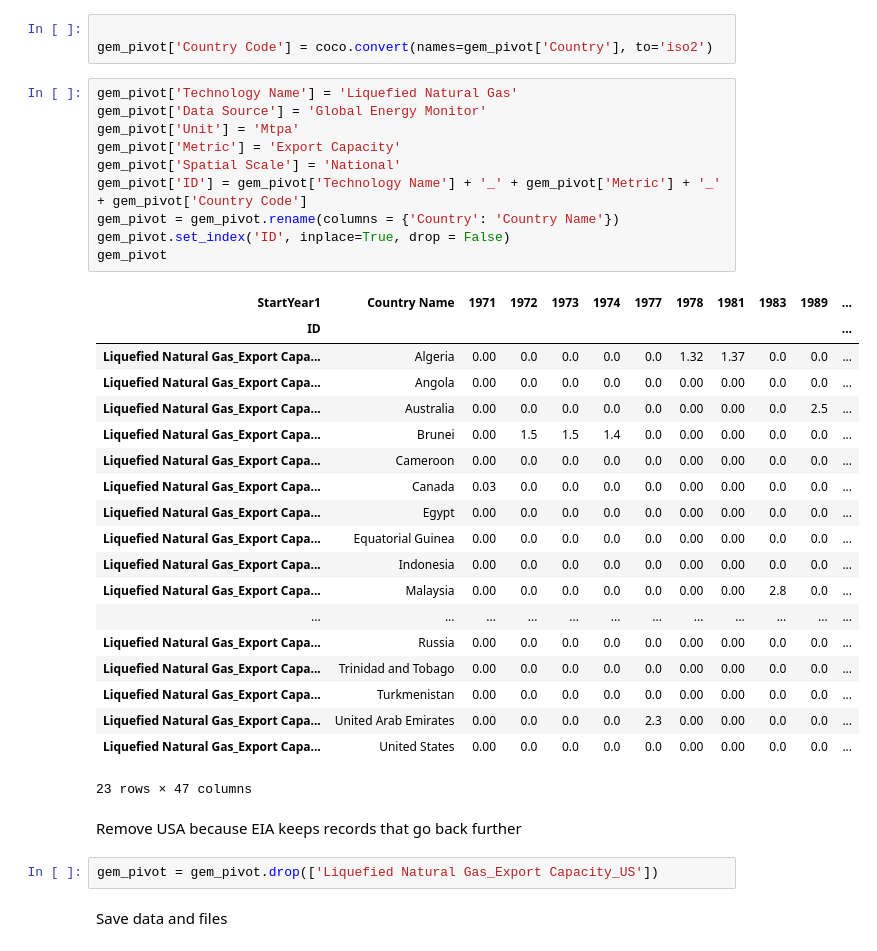
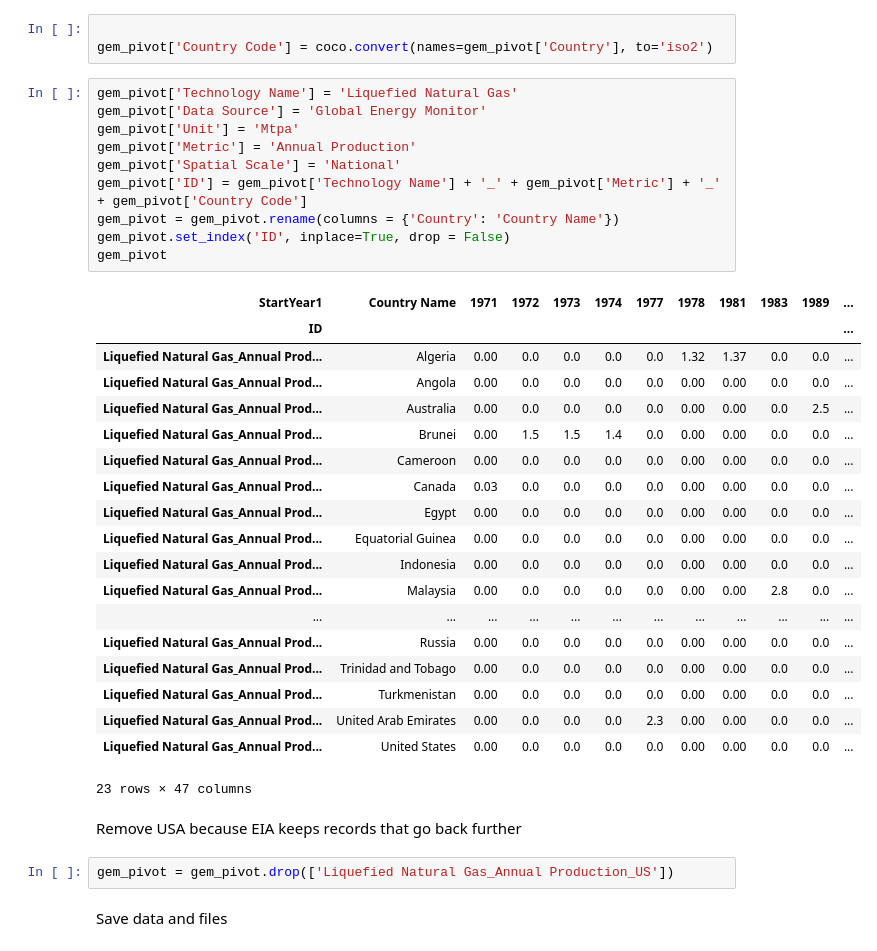
Before and after one commit to jennagreene22/HATCH_data, a Jupyter notebook: reading_files/read_GlobalEnergyMonitor.ipynb, the cells around one changed output. Saved outputs shown, nothing was run; the diff lists cells and outputs as text.

```diff
--- a/reading_files/read_GlobalEnergyMonitor.ipynb
+++ b/reading_files/read_GlobalEnergyMonitor.ipynb
@@ -122,37 +122,37 @@ gem_pivot['Country Code'] = coco.convert(names=gem_pivot['Country'], to='iso2')
 # %%
 gem_pivot['Technology Name'] = 'Liquefied Natural Gas'
 gem_pivot['Data Source'] = 'Global Energy Monitor'
 gem_pivot['Unit'] = 'Mtpa'
-gem_pivot['Metric'] = 'Export Capacity'
+gem_pivot['Metric'] = 'Annual Production'
 gem_pivot['Spatial Scale'] = 'National'
 gem_pivot['ID'] = gem_pivot['Technology Name'] + '_' + gem_pivot['Metric'] + '_' + gem_pivot['Country Code']
 gem_pivot = gem_pivot.rename(columns = {'Country': 'Country Name'})
 gem_pivot.set_index('ID', inplace=True, drop = False)
 gem_pivot
 # %% [output]
 | StartYear1 | Country Name | 1971 | 1972 | 1973 | 1974 | 1977 | 1978 | 1981 | 1983 | 1989 | ... |
 | ID |  |  |  |  |  |  |  |  |  |  | ... |
-| Liquefied Natural Gas_Export Capa... | Algeria | 0.00 | 0.0 | 0.0 | 0.0 | 0.0 | 1.32 | 1.37 | 0.0 | 0.0 | ... |
-| Liquefied Natural Gas_Export Capa... | Angola | 0.00 | 0.0 | 0.0 | 0.0 | 0.0 | 0.00 | 0.00 | 0.0 | 0.0 | ... |
-| Liquefied Natural Gas_Export Capa... | Australia | 0.00 | 0.0 | 0.0 | 0.0 | 0.0 | 0.00 | 0.00 | 0.0 | 2.5 | ... |
-| Liquefied Natural Gas_Export Capa... | Brunei | 0.00 | 1.5 | 1.5 | 1.4 | 0.0 | 0.00 | 0.00 | 0.0 | 0.0 | ... |
-| Liquefied Natural Gas_Export Capa... | Cameroon | 0.00 | 0.0 | 0.0 | 0.0 | 0.0 | 0.00 | 0.00 | 0.0 | 0.0 | ... |
-| Liquefied Natural Gas_Export Capa... | Canada | 0.03 | 0.0 | 0.0 | 0.0 | 0.0 | 0.00 | 0.00 | 0.0 | 0.0 | ... |
-| Liquefied Natural Gas_Export Capa... | Egypt | 0.00 | 0.0 | 0.0 | 0.0 | 0.0 | 0.00 | 0.00 | 0.0 | 0.0 | ... |
-| Liquefied Natural Gas_Export Capa... | Equatorial Guinea | 0.00 | 0.0 | 0.0 | 0.0 | 0.0 | 0.00 | 0.00 | 0.0 | 0.0 | ... |
-| Liquefied Natural Gas_Export Capa... | Indonesia | 0.00 | 0.0 | 0.0 | 0.0 | 0.0 | 0.00 | 0.00 | 0.0 | 0.0 | ... |
-| Liquefied Natural Gas_Export Capa... | Malaysia | 0.00 | 0.0 | 0.0 | 0.0 | 0.0 | 0.00 | 0.00 | 2.8 | 0.0 | ... |
+| Liquefied Natural Gas_Annual Prod... | Algeria | 0.00 | 0.0 | 0.0 | 0.0 | 0.0 | 1.32 | 1.37 | 0.0 | 0.0 | ... |
+| Liquefied Natural Gas_Annual Prod... | Angola | 0.00 | 0.0 | 0.0 | 0.0 | 0.0 | 0.00 | 0.00 | 0.0 | 0.0 | ... |
+| Liquefied Natural Gas_Annual Prod... | Australia | 0.00 | 0.0 | 0.0 | 0.0 | 0.0 | 0.00 | 0.00 | 0.0 | 2.5 | ... |
+| Liquefied Natural Gas_Annual Prod... | Brunei | 0.00 | 1.5 | 1.5 | 1.4 | 0.0 | 0.00 | 0.00 | 0.0 | 0.0 | ... |
+| Liquefied Natural Gas_Annual Prod... | Cameroon | 0.00 | 0.0 | 0.0 | 0.0 | 0.0 | 0.00 | 0.00 | 0.0 | 0.0 | ... |
+| Liquefied Natural Gas_Annual Prod... | Canada | 0.03 | 0.0 | 0.0 | 0.0 | 0.0 | 0.00 | 0.00 | 0.0 | 0.0 | ... |
+| Liquefied Natural Gas_Annual Prod... | Egypt | 0.00 | 0.0 | 0.0 | 0.0 | 0.0 | 0.00 | 0.00 | 0.0 | 0.0 | ... |
+| Liquefied Natural Gas_Annual Prod... | Equatorial Guinea | 0.00 | 0.0 | 0.0 | 0.0 | 0.0 | 0.00 | 0.00 | 0.0 | 0.0 | ... |
+| Liquefied Natural Gas_Annual Prod... | Indonesia | 0.00 | 0.0 | 0.0 | 0.0 | 0.0 | 0.00 | 0.00 | 0.0 | 0.0 | ... |
+| Liquefied Natural Gas_Annual Prod... | Malaysia | 0.00 | 0.0 | 0.0 | 0.0 | 0.0 | 0.00 | 0.00 | 2.8 | 0.0 | ... |
 | ... | ... | ... | ... | ... | ... | ... | ... | ... | ... | ... | ... |
-| Liquefied Natural Gas_Export Capa... | Russia | 0.00 | 0.0 | 0.0 | 0.0 | 0.0 | 0.00 | 0.00 | 0.0 | 0.0 | ... |
-| Liquefied Natural Gas_Export Capa... | Trinidad and Tobago | 0.00 | 0.0 | 0.0 | 0.0 | 0.0 | 0.00 | 0.00 | 0.0 | 0.0 | ... |
-| Liquefied Natural Gas_Export Capa... | Turkmenistan | 0.00 | 0.0 | 0.0 | 0.0 | 0.0 | 0.00 | 0.00 | 0.0 | 0.0 | ... |
-| Liquefied Natural Gas_Export Capa... | United Arab Emirates | 0.00 | 0.0 | 0.0 | 0.0 | 2.3 | 0.00 | 0.00 | 0.0 | 0.0 | ... |
-| Liquefied Natural Gas_Export Capa... | United States | 0.00 | 0.0 | 0.0 | 0.0 | 0.0 | 0.00 | 0.00 | 0.0 | 0.0 | ... |
+| Liquefied Natural Gas_Annual Prod... | Russia | 0.00 | 0.0 | 0.0 | 0.0 | 0.0 | 0.00 | 0.00 | 0.0 | 0.0 | ... |
+| Liquefied Natural Gas_Annual Prod... | Trinidad and Tobago | 0.00 | 0.0 | 0.0 | 0.0 | 0.0 | 0.00 | 0.00 | 0.0 | 0.0 | ... |
+| Liquefied Natural Gas_Annual Prod... | Turkmenistan | 0.00 | 0.0 | 0.0 | 0.0 | 0.0 | 0.00 | 0.00 | 0.0 | 0.0 | ... |
+| Liquefied Natural Gas_Annual Prod... | United Arab Emirates | 0.00 | 0.0 | 0.0 | 0.0 | 2.3 | 0.00 | 0.00 | 0.0 | 0.0 | ... |
+| Liquefied Natural Gas_Annual Prod... | United States | 0.00 | 0.0 | 0.0 | 0.0 | 0.0 | 0.00 | 0.00 | 0.0 | 0.0 | ... |
 23 rows × 47 columns
 # %% [markdown]
 Remove USA because EIA keeps records that go back further
 # %%
-gem_pivot = gem_pivot.drop(['Liquefied Natural Gas_Export Capacity_US'])
+gem_pivot = gem_pivot.drop(['Liquefied Natural Gas_Annual Production_US'])
 # %% [markdown]
 Save data and files
 # %%
```
Also changed, not shown: 14 other files.
